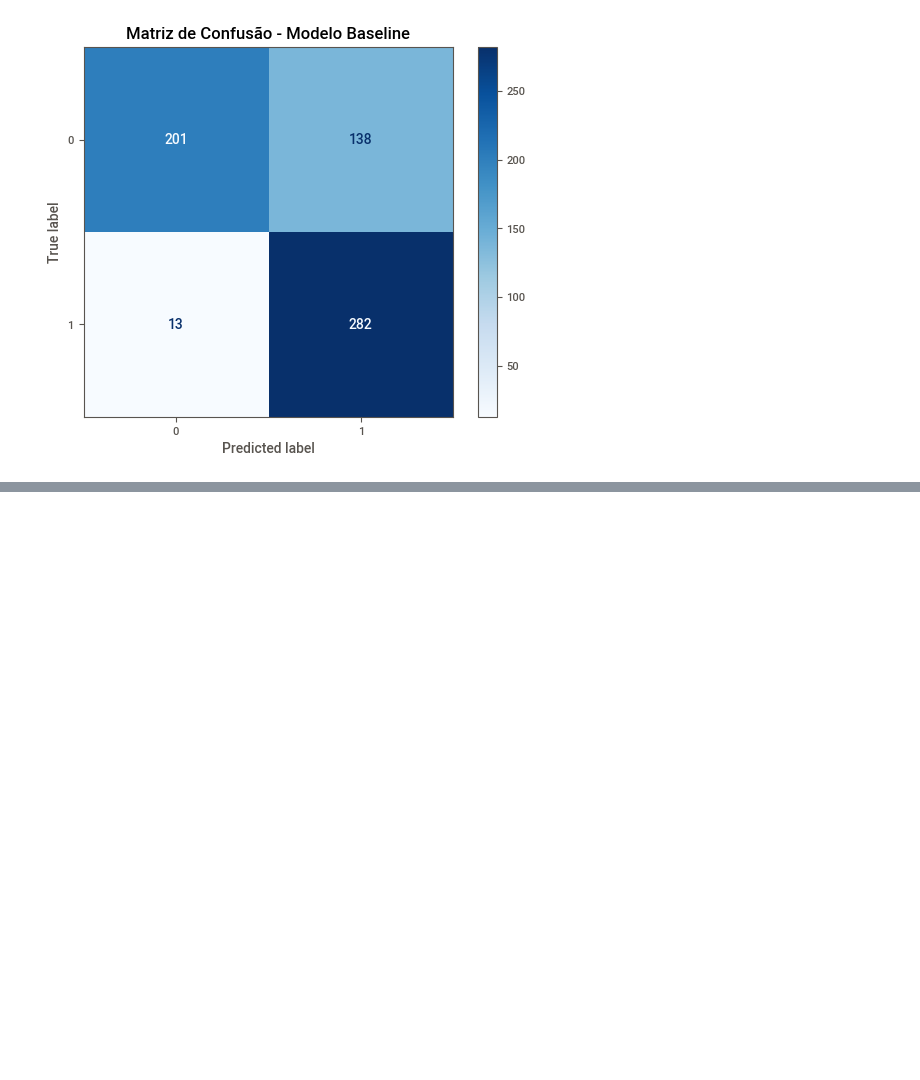
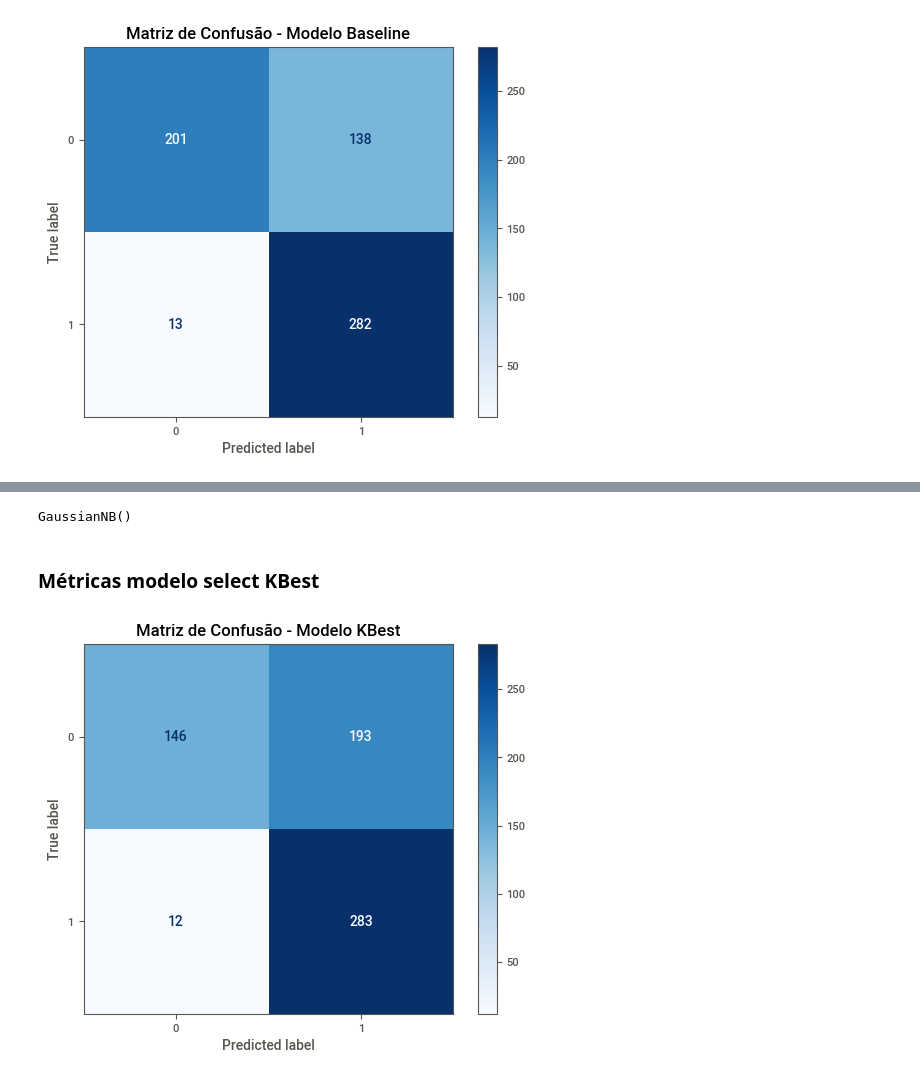
Before and after one commit to srmatheusmaciel/classificacao_naive_bayes, a Jupyter notebook: modelo_obesidade.ipynb, the cells around one changed output, grey strips where cells are left out. Drawn from its saved outputs; the diff is of its cells as text; code cells hidden in the pictures; blank space fills up the shorter version.

Commit message:
Treinamento do modelo com seleção de melhores features
Signed-off-by: Matheus Maciel <eumatheusmaciel@gmail.com>

```diff
--- a/modelo_obesidade.ipynb
+++ b/modelo_obesidade.ipynb
@@ -233,0 +255,5 @@ plt.show()
+# %%
+# Feature Selection
+kbest_features = kbest.get_support(indices=True)
+X_train_best_features = X_train.iloc[:, kbest_features]
+X_train_best_features.info()
@@ -233,0 +273,24 @@ plt.show()
+# %%
+# Treinar o modelo com as melhores features
+model_kbest = GaussianNB()
+model_kbest.fit(X_train_best_features, y_train)
+# %% [output]
+GaussianNB()
+# %% [markdown]
+### Métricas modelo select KBest
+# %%
+# Filtrar as features nos dados de teste
+X_test_kbest = kbest.transform(X_test)
+X_test_best_features = X_test.iloc[:, kbest_features]
+# %%
+# Predizer os valores do conjunto de teste
+y_pred_kbest = model_kbest.predict(X_test_best_features)
+# %%
+# Mostrar a matriz de confusão
+confusion_matrix_modelo_kbest = confusion_matrix(y_test, y_pred_kbest)
+disp_modelo_kbest = ConfusionMatrixDisplay(confusion_matrix_modelo_kbest)
+disp_modelo_kbest.plot(cmap=plt.cm.Blues)
+plt.title('Matriz de Confusão - Modelo KBest')
+plt.show()
+# %% [output]
+[figure, added]
```
Also changed, not shown: parts of 6 cells of this notebook.
